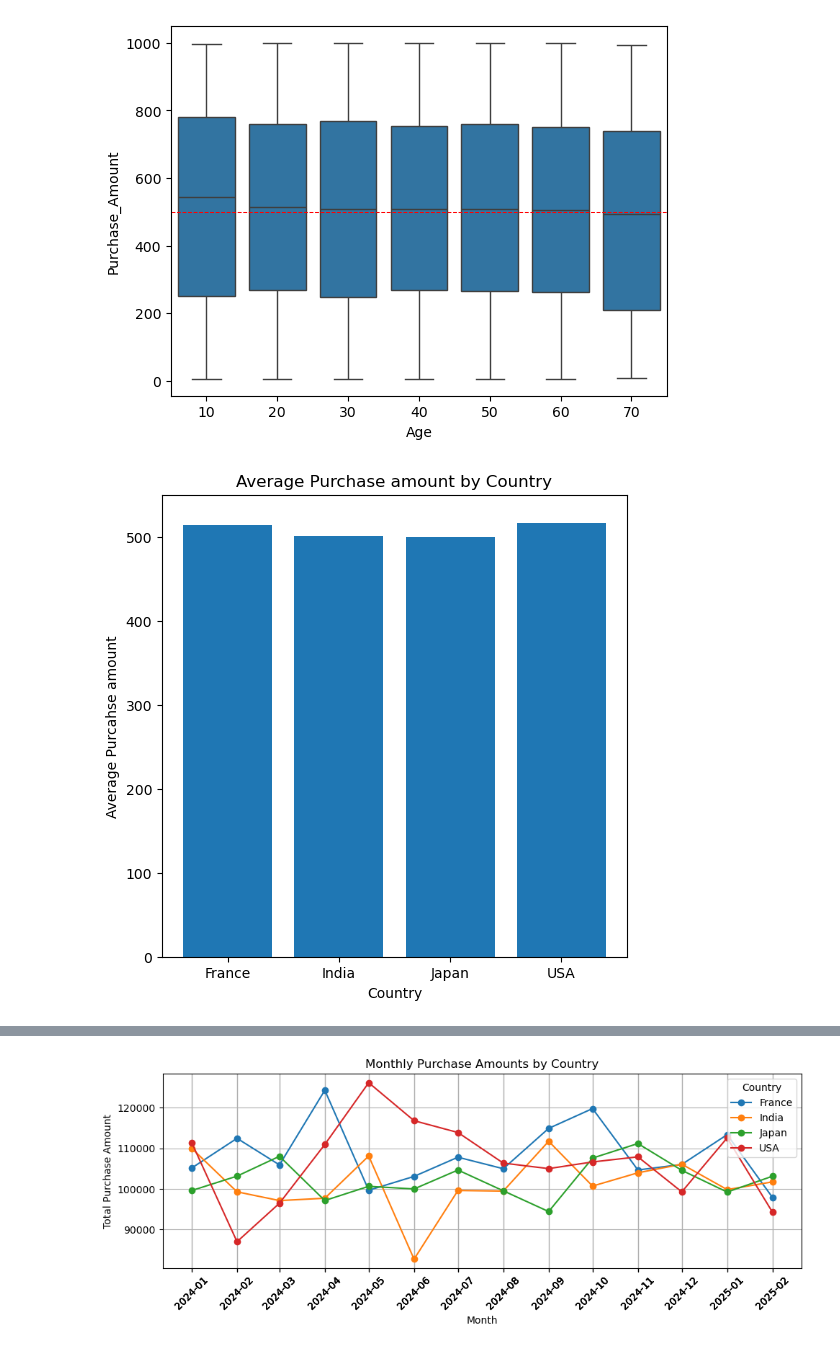
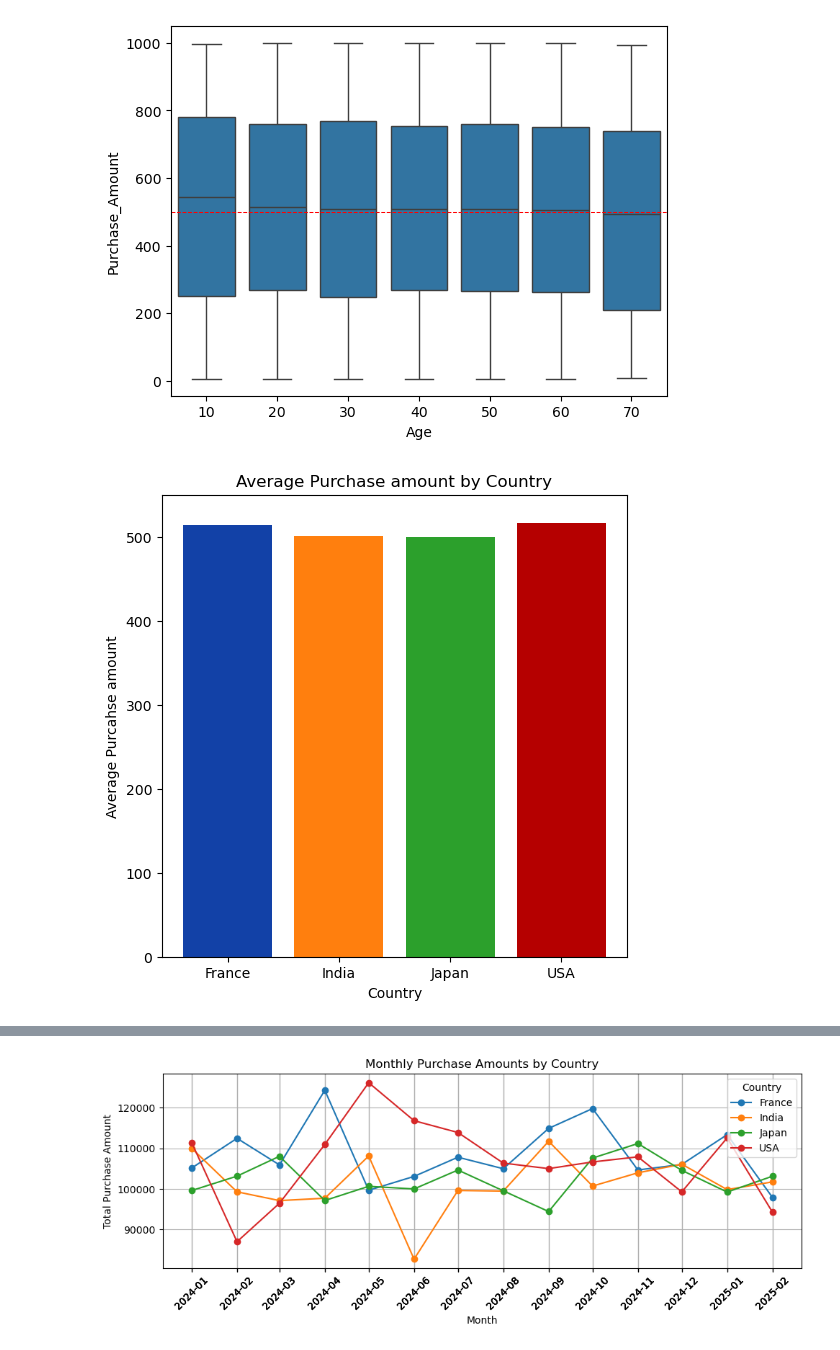
Before and after one commit to TammyLeung122/EDA-Group-5, a Jupyter notebook: EDA_E-Commerce.ipynb, the cells around one changed output, grey strips where cells are left out. Cells and saved outputs as stored; diff of their text form; code cells hidden in the pictures.

```diff
--- a/EDA_E-Commerce.ipynb
+++ b/EDA_E-Commerce.ipynb
@@ -240,20 +240,22 @@ plt.axhline(y=500, color='red', linestyle='--', linewidth=0.75)
 plt.show ()
 # %% [output]
 [figure]
+# %%
+colors = ["#1241a7", '#ff7f0e', '#2ca02c', '#b50000']
 # %%
 fig, ax = plt.subplots(figsize=(6, 6))
 
 Country_stats = filtered_country2.groupby('Country')['Purchase_Amount'].mean()
-ax.bar(Country_stats.index, Country_stats.values)
+ax.bar(Country_stats.index, Country_stats.values, color=colors)
 
 ax.set_xlabel('Country')
 ax.set_ylabel('Average Purcahse amount')
 ax.set_title('Average Purchase amount by Country')
 ax.set_ylim(0, 550)
 
 plt.show()
 # %% [output]
-[figure, old version]
+[figure, new version]
 # %%
 fig, ax = plt.subplots(figsize=(6, 6))
 
```
Also changed, not shown: parts of 11 cells of this notebook.
